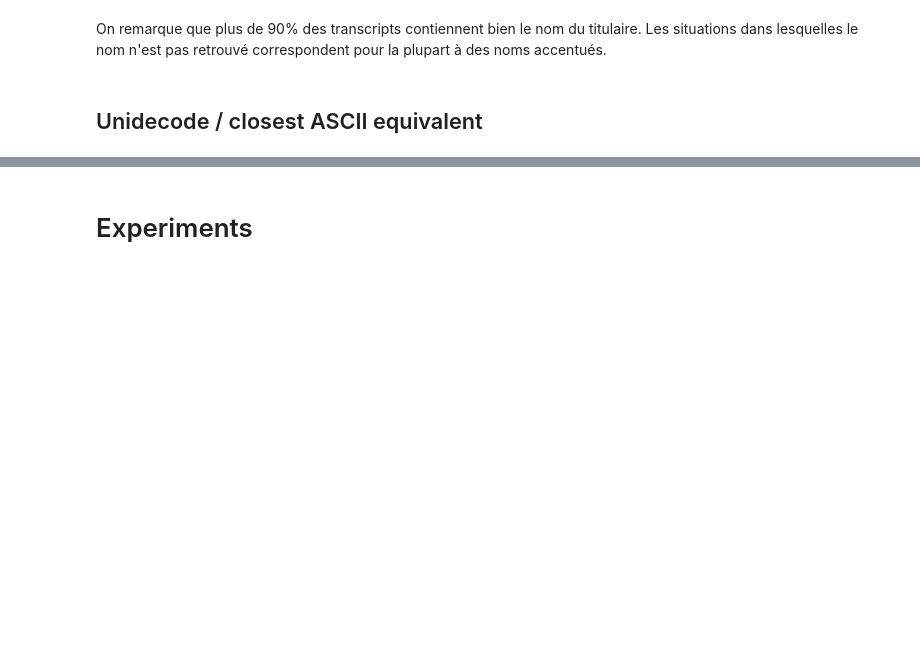
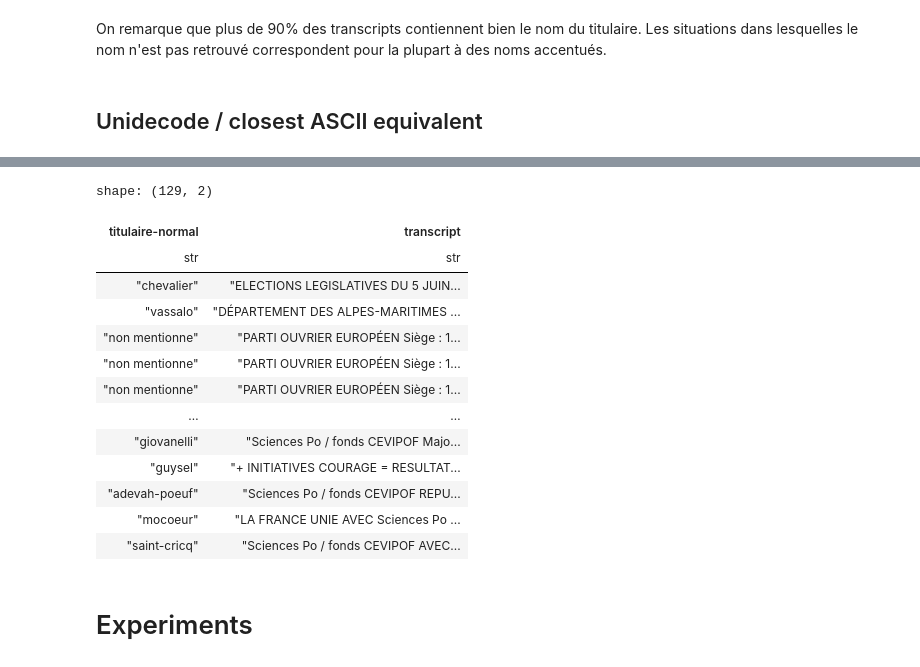
Before and after one commit to slithiaote/2026_NLP_project, a Jupyter notebook: OCR.ipynb, the cells around one changed output, grey strips where cells are left out. Cells and saved outputs as stored; diff of their text form; code cells hidden in the pictures; blank space fills up the shorter version.

```diff
--- a/OCR.ipynb
+++ b/OCR.ipynb
@@ -88,3 +133,20 @@ from unidecode import unidecode
+# %%
+df.filter(pl.col("titulaire-normal-is-in-transcript") != True).select(pl.col("titulaire-normal"),pl.col("transcript"))
+# %% [output]
+shape: (129, 2)
+| titulaire-normal | transcript |
+| str | str |
+| "chevalier" | "ELECTIONS LEGISLATIVES DU 5 JUIN... |
+| "vassalo" | "DÉPARTEMENT DES ALPES-MARITIMES ... |
+| "non mentionne" | "PARTI OUVRIER EUROPÉEN Siège : 1... |
+| "non mentionne" | "PARTI OUVRIER EUROPÉEN Siège : 1... |
+| "non mentionne" | "PARTI OUVRIER EUROPÉEN Siège : 1... |
+| … | … |
+| "giovanelli" | "Sciences Po / fonds CEVIPOF Majo... |
+| "guysel" | "+ INITIATIVES COURAGE = RESULTAT... |
+| "adevah-poeuf" | "Sciences Po / fonds CEVIPOF REPU... |
+| "mocoeur" | "LA FRANCE UNIE AVEC Sciences Po ... |
+| "saint-cricq" | "Sciences Po / fonds CEVIPOF AVEC... |
 # %% [markdown]
 # Experiments
 # %%
```
Also changed, not shown: parts of 4 cells of this notebook.
